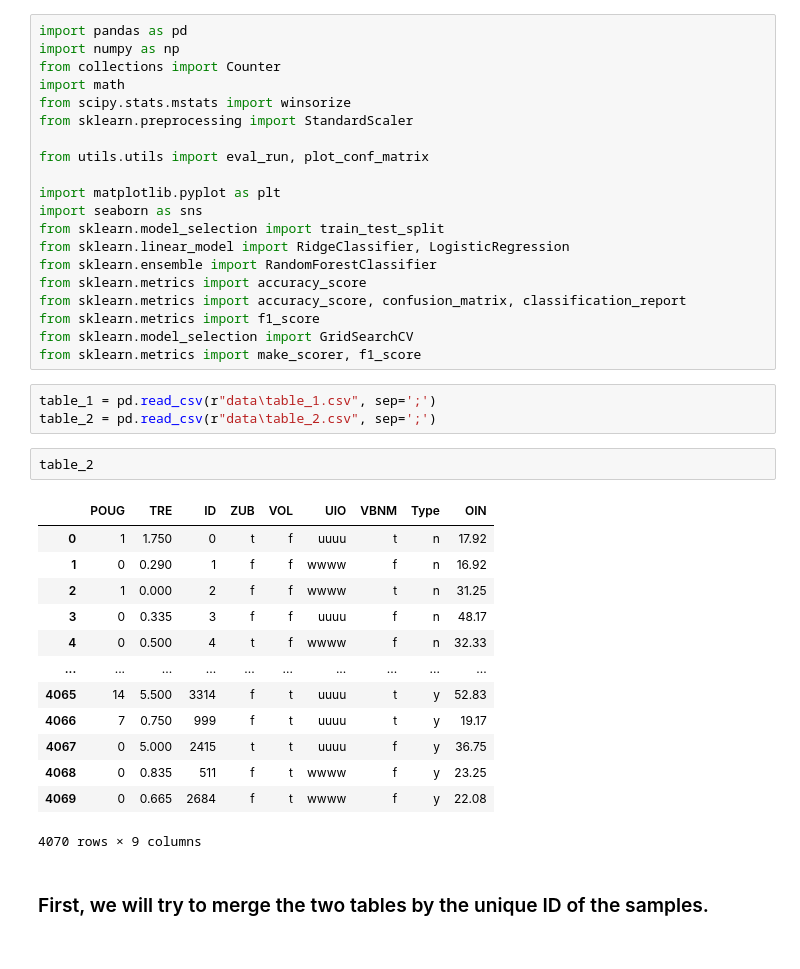
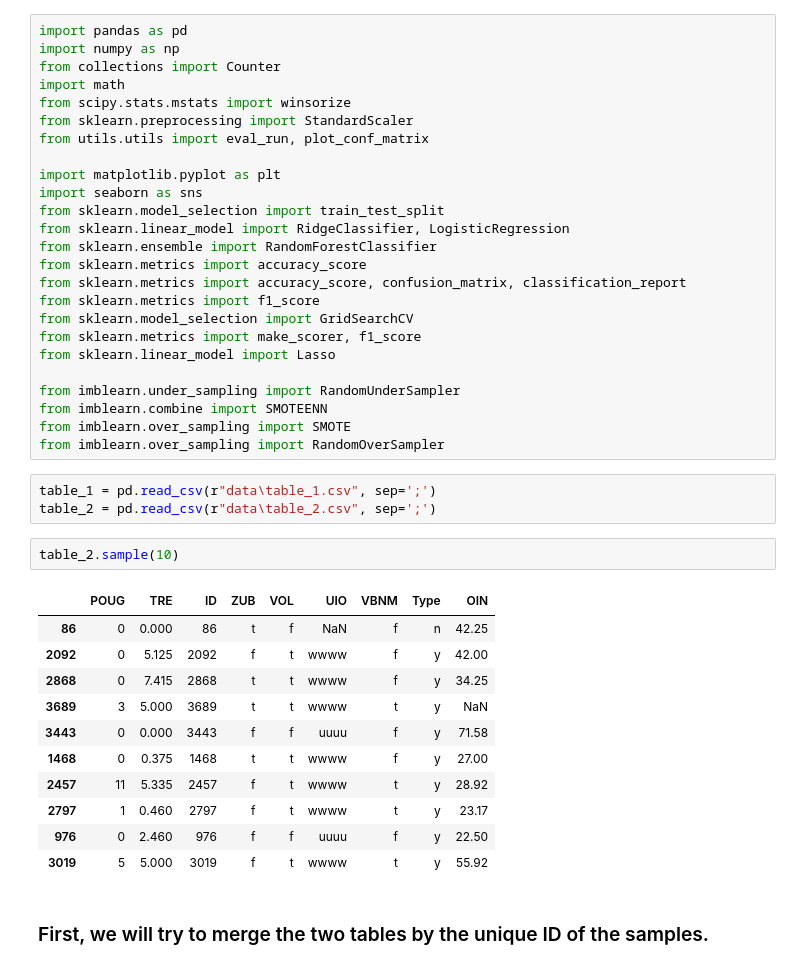
Before and after one commit to nursaltyn/binary_classifier, a Jupyter notebook: classifier.ipynb, the cells around one changed output. Saved outputs shown, nothing was run; the diff lists cells and outputs as text.

```diff
--- a/classifier.ipynb
+++ b/classifier.ipynb
@@ -5,7 +5,6 @@ from collections import Counter
 import math
 from scipy.stats.mstats import winsorize
 from sklearn.preprocessing import StandardScaler
-
 from utils.utils import eval_run, plot_conf_matrix
 
 import matplotlib.pyplot as plt
@@ -18,25 +17,29 @@ from sklearn.metrics import accuracy_score, confusion_matrix, classification_rep
 from sklearn.metrics import f1_score
 from sklearn.model_selection import GridSearchCV
 from sklearn.metrics import make_scorer, f1_score
+from sklearn.linear_model import Lasso
+
+from imblearn.under_sampling import RandomUnderSampler
+from imblearn.combine import SMOTEENN
+from imblearn.over_sampling import SMOTE
+from imblearn.over_sampling import RandomOverSampler
 # %%
 table_1 = pd.read_csv(r"data\table_1.csv", sep=';')
 table_2 = pd.read_csv(r"data\table_2.csv", sep=';')
 # %%
-table_2
+table_2.sample(10)
 # %% [output]
 |  | POUG | TRE | ID | ZUB | VOL | UIO | VBNM | Type | OIN |
-| 0 | 1 | 1.750 | 0 | t | f | uuuu | t | n | 17.92 |
-| 1 | 0 | 0.290 | 1 | f | f | wwww | f | n | 16.92 |
-| 2 | 1 | 0.000 | 2 | f | f | wwww | t | n | 31.25 |
-| 3 | 0 | 0.335 | 3 | f | f | uuuu | f | n | 48.17 |
-| 4 | 0 | 0.500 | 4 | t | f | wwww | f | n | 32.33 |
-| ... | ... | ... | ... | ... | ... | ... | ... | ... | ... |
-| 4065 | 14 | 5.500 | 3314 | f | t | uuuu | t | y | 52.83 |
-| 4066 | 7 | 0.750 | 999 | f | t | uuuu | t | y | 19.17 |
-| 4067 | 0 | 5.000 | 2415 | t | t | uuuu | f | y | 36.75 |
-| 4068 | 0 | 0.835 | 511 | f | t | wwww | f | y | 23.25 |
-| 4069 | 0 | 0.665 | 2684 | f | t | wwww | f | y | 22.08 |
+| 86 | 0 | 0.000 | 86 | t | f | NaN | f | n | 42.25 |
+| 2092 | 0 | 5.125 | 2092 | f | t | wwww | f | y | 42.00 |
+| 2868 | 0 | 7.415 | 2868 | t | t | wwww | f | y | 34.25 |
+| 3689 | 3 | 5.000 | 3689 | t | t | wwww | t | y | NaN |
+| 3443 | 0 | 0.000 | 3443 | f | f | uuuu | f | y | 71.58 |
+| 1468 | 0 | 0.375 | 1468 | t | t | wwww | f | y | 27.00 |
+| 2457 | 11 | 5.335 | 2457 | f | t | wwww | t | y | 28.92 |
+| 2797 | 1 | 0.460 | 2797 | f | t | wwww | t | y | 23.17 |
+| 976 | 0 | 2.460 | 976 | f | f | uuuu | f | y | 22.50 |
+| 3019 | 5 | 5.000 | 3019 | f | t | wwww | t | y | 55.92 |
-4070 rows × 9 columns
 # %% [markdown]
 ### First, we will try to merge the two tables by the unique ID of the samples.
 # %%
```
Also changed, not shown: parts of 76 cells of this notebook, 1 other file.
